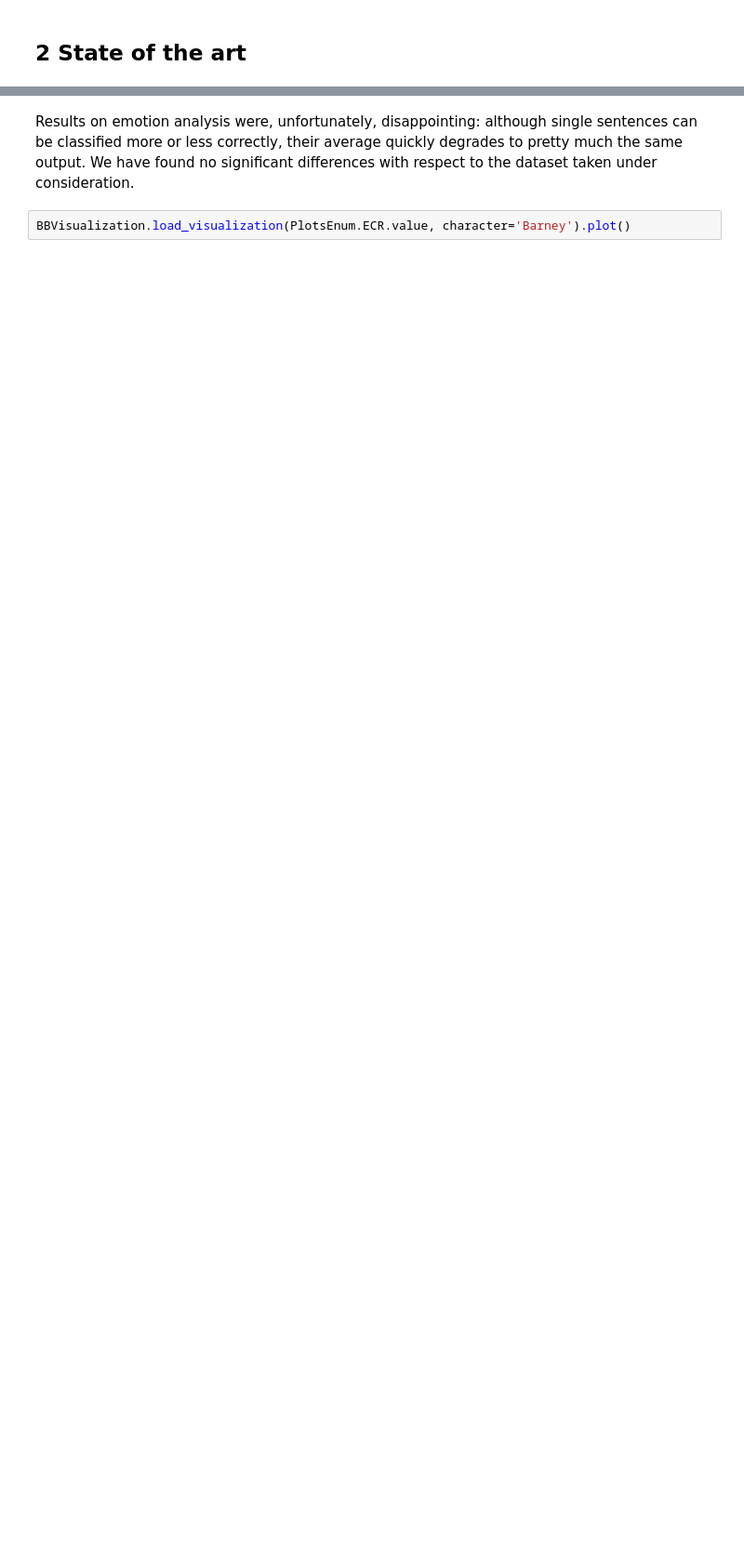
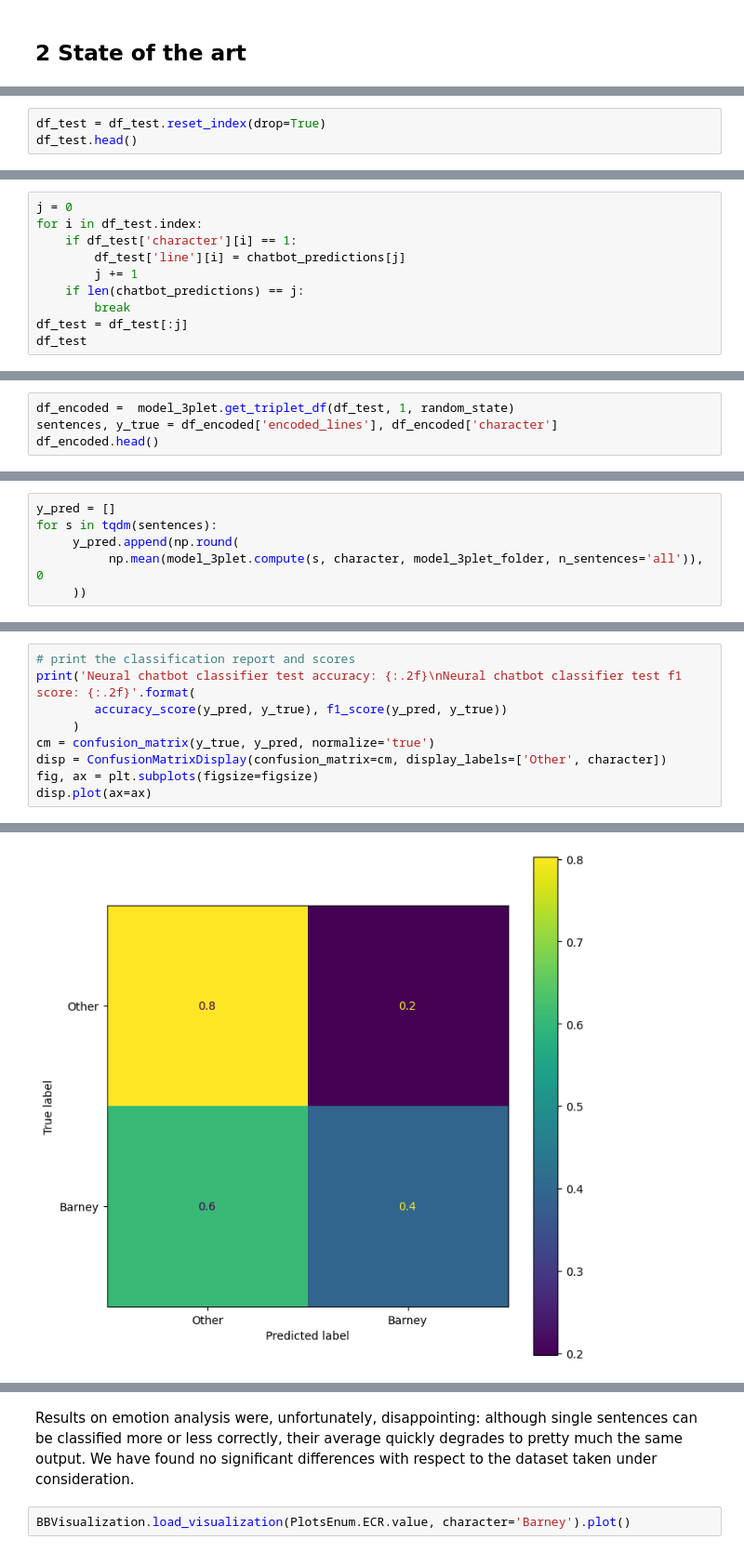
Before and after one commit to falric05/ChatBot-Personality-Recognition, a Jupyter notebook: notebooks/1_introduction.ipynb, the cells around one changed output, grey strips where cells are left out. Shown at 93% size. Saved outputs shown, nothing was run; the diff lists cells and outputs as text; blank space fills up the shorter version.

```diff
--- a/notebooks/1_introduction.ipynb
+++ b/notebooks/1_introduction.ipynb
@@ -99,0 +139,3 @@ for c in characters:
+# %%
+df_test = df_test.reset_index(drop=True)
+df_test.head()
@@ -99,0 +149,10 @@ for c in characters:
+# %%
+j = 0
+for i in df_test.index:
+    if df_test['character'][i] == 1:
+        df_test['line'][i] = chatbot_predictions[j]
+        j += 1
+    if len(chatbot_predictions) == j:
+        break
+df_test = df_test[:j]
+df_test
@@ -99,0 +177,4 @@ for c in characters:
+# %%
+df_encoded =  model_3plet.get_triplet_df(df_test, 1, random_state)
+sentences, y_true = df_encoded['encoded_lines'], df_encoded['character']
+df_encoded.head()
@@ -99,0 +195,6 @@ for c in characters:
+# %%
+y_pred = []
+for s in tqdm(sentences):
+     y_pred.append(np.round(
+          np.mean(model_3plet.compute(s, character, model_3plet_folder, n_sentences='all')), 0
+     ))
@@ -99,0 +203,10 @@ for c in characters:
+# %%
+# print the classification report and scores
+print('Neural chatbot classifier test accuracy: {:.2f}\nNeural chatbot classifier test f1 score: {:.2f}'.format(
+        accuracy_score(y_pred, y_true), f1_score(y_pred, y_true))
+     )
+cm = confusion_matrix(y_true, y_pred, normalize='true')
+disp = ConfusionMatrixDisplay(confusion_matrix=cm, display_labels=['Other', character])
+fig, ax = plt.subplots(figsize=figsize)
+disp.plot(ax=ax)
+# %% [output]
@@ -99,0 +216 @@ for c in characters:
+[figure, added]
```
Also changed, not shown: parts of 50 cells of this notebook.
